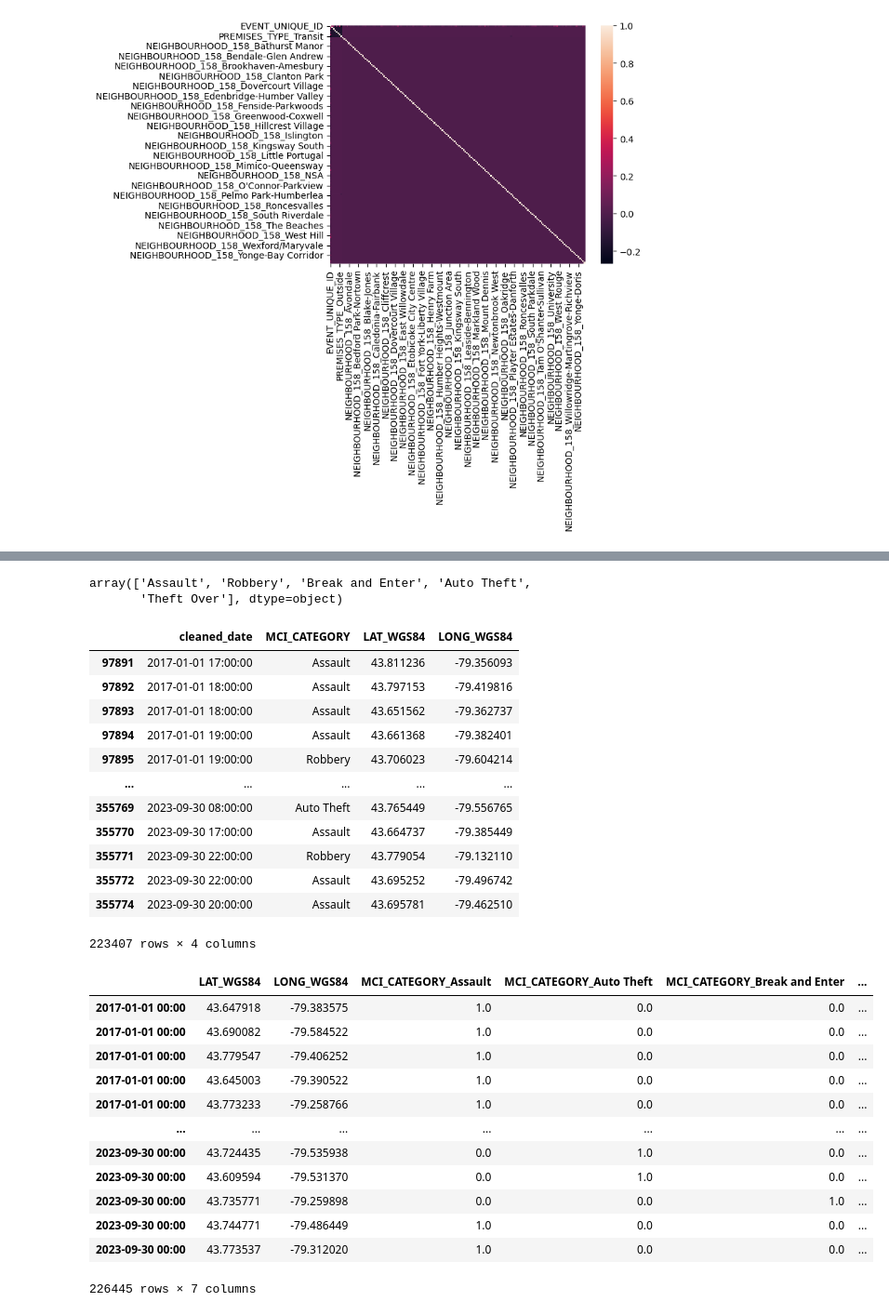
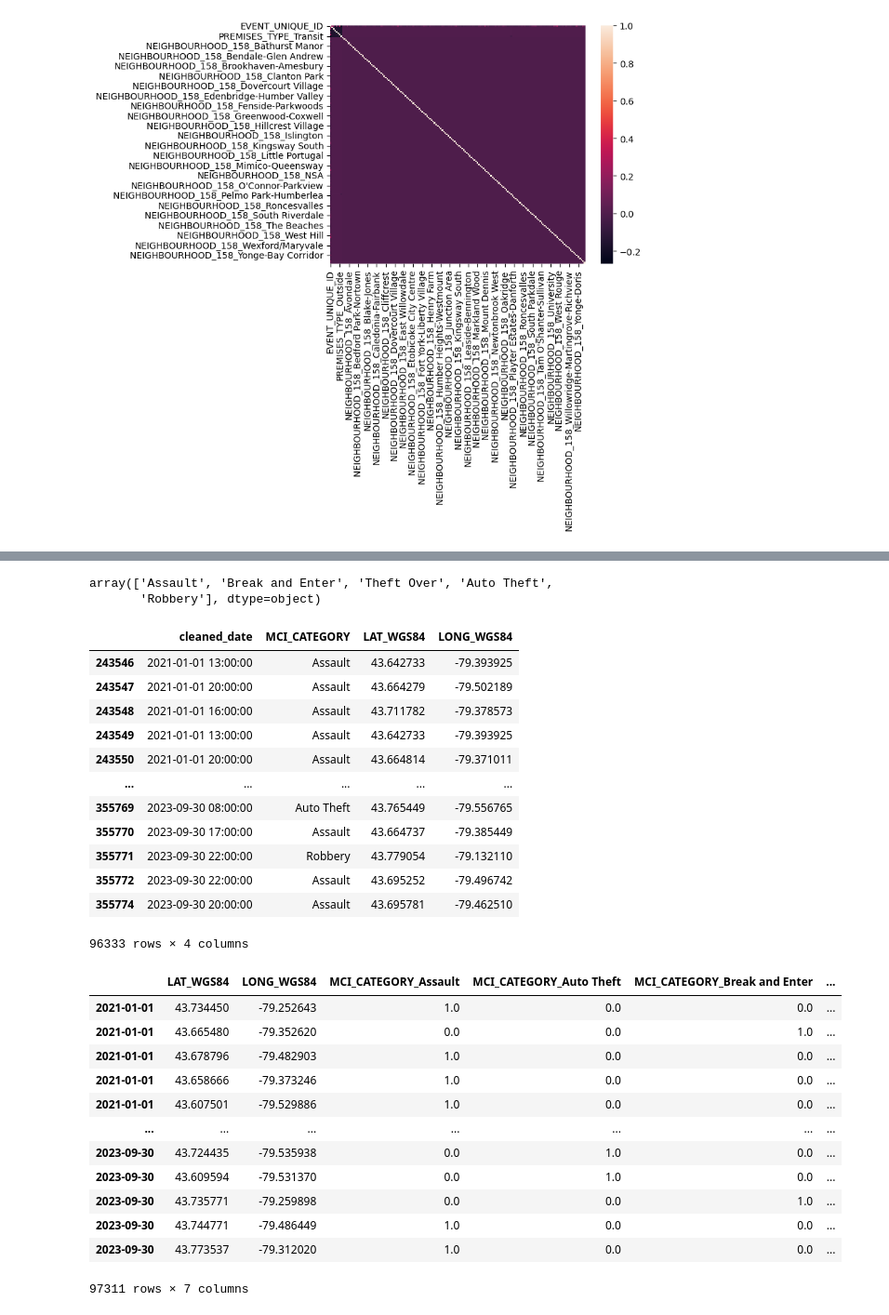
Before and after one commit to mart1428/SafeguardNavigator, a Jupyter notebook: EDA.ipynb, the cells around one changed output, grey strips where cells are left out. Shown at 93% size. Drawn from its saved outputs; the diff is of its cells as text; code cells hidden in the pictures.

```diff
--- a/EDA.ipynb
+++ b/EDA.ipynb
@@ -141,0 +128,3 @@ df
+# %%
+df = df[df.OCC_DATE >= '2021-01-01']
+df
@@ -142,48 +145,48 @@ df
 # %%
 df.MCI_CATEGORY.unique()
 # %% [output]
-array(['Assault', 'Robbery', 'Break and Enter', 'Auto Theft',
-       'Theft Over'], dtype=object)
+array(['Assault', 'Break and Enter', 'Theft Over', 'Auto Theft',
+       'Robbery'], dtype=object)
 # %%
 temp_df = df[['cleaned_date',  'MCI_CATEGORY', 'LAT_WGS84', 'LONG_WGS84']]
 temp_df.set_index('cleaned_date')
 temp_df
 # %% [output]
 |  | cleaned_date | MCI_CATEGORY | LAT_WGS84 | LONG_WGS84 |
-| 97891 | 2017-01-01 17:00:00 | Assault | 43.811236 | -79.356093 |
-| 97892 | 2017-01-01 18:00:00 | Assault | 43.797153 | -79.419816 |
-| 97893 | 2017-01-01 18:00:00 | Assault | 43.651562 | -79.362737 |
-| 97894 | 2017-01-01 19:00:00 | Assault | 43.661368 | -79.382401 |
-| 97895 | 2017-01-01 19:00:00 | Robbery | 43.706023 | -79.604214 |
+| 243546 | 2021-01-01 13:00:00 | Assault | 43.642733 | -79.393925 |
+| 243547 | 2021-01-01 20:00:00 | Assault | 43.664279 | -79.502189 |
+| 243548 | 2021-01-01 16:00:00 | Assault | 43.711782 | -79.378573 |
+| 243549 | 2021-01-01 13:00:00 | Assault | 43.642733 | -79.393925 |
+| 243550 | 2021-01-01 20:00:00 | Assault | 43.664814 | -79.371011 |
 | ... | ... | ... | ... | ... |
 | 355769 | 2023-09-30 08:00:00 | Auto Theft | 43.765449 | -79.556765 |
 | 355770 | 2023-09-30 17:00:00 | Assault | 43.664737 | -79.385449 |
 | 355771 | 2023-09-30 22:00:00 | Robbery | 43.779054 | -79.132110 |
 | 355772 | 2023-09-30 22:00:00 | Assault | 43.695252 | -79.496742 |
 | 355774 | 2023-09-30 20:00:00 | Assault | 43.695781 | -79.462510 |
-223407 rows × 4 columns
+96333 rows × 4 columns
 # %%
 processed_data = pd.get_dummies(temp_df)
 datetimeRange = pd.date_range(start=df.OCC_DATE.min(),end=df.OCC_DATE.max(), freq = 'H').to_frame(False, 'date')
 processed_data = datetimeRange.set_index('date').join(processed_data.set_index('cleaned_date'), how = 'left')
-processed_data = processed_data.to_period('H')
+# processed_data = processed_data.to_period('H')
 processed_data.fillna(0, inplace = True)
 # processed_data[processed_data.isna().any(axis=1)]
 processed_data
 # %% [output]
 |  | LAT_WGS84 | LONG_WGS84 | MCI_CATEGORY_Assault | MCI_CATEGORY_Auto Theft | MCI_CATEGORY_Break and Enter | ... |
-| 2017-01-01 00:00 | 43.647918 | -79.383575 | 1.0 | 0.0 | 0.0 | ... |
-| 2017-01-01 00:00 | 43.690082 | -79.584522 | 1.0 | 0.0 | 0.0 | ... |
-| 2017-01-01 00:00 | 43.779547 | -79.406252 | 1.0 | 0.0 | 0.0 | ... |
-| 2017-01-01 00:00 | 43.645003 | -79.390522 | 1.0 | 0.0 | 0.0 | ... |
-| 2017-01-01 00:00 | 43.773233 | -79.258766 | 1.0 | 0.0 | 0.0 | ... |
+| 2021-01-01 | 43.734450 | -79.252643 | 1.0 | 0.0 | 0.0 | ... |
+| 2021-01-01 | 43.665480 | -79.352620 | 0.0 | 0.0 | 1.0 | ... |
+| 2021-01-01 | 43.678796 | -79.482903 | 1.0 | 0.0 | 0.0 | ... |
+| 2021-01-01 | 43.658666 | -79.373246 | 1.0 | 0.0 | 0.0 | ... |
+| 2021-01-01 | 43.607501 | -79.529886 | 1.0 | 0.0 | 0.0 | ... |
 | ... | ... | ... | ... | ... | ... | ... |
-| 2023-09-30 00:00 | 43.724435 | -79.535938 | 0.0 | 1.0 | 0.0 | ... |
-| 2023-09-30 00:00 | 43.609594 | -79.531370 | 0.0 | 1.0 | 0.0 | ... |
-| 2023-09-30 00:00 | 43.735771 | -79.259898 | 0.0 | 0.0 | 1.0 | ... |
-| 2023-09-30 00:00 | 43.744771 | -79.486449 | 1.0 | 0.0 | 0.0 | ... |
-| 2023-09-30 00:00 | 43.773537 | -79.312020 | 1.0 | 0.0 | 0.0 | ... |
+| 2023-09-30 | 43.724435 | -79.535938 | 0.0 | 1.0 | 0.0 | ... |
+| 2023-09-30 | 43.609594 | -79.531370 | 0.0 | 1.0 | 0.0 | ... |
+| 2023-09-30 | 43.735771 | -79.259898 | 0.0 | 0.0 | 1.0 | ... |
+| 2023-09-30 | 43.744771 | -79.486449 | 1.0 | 0.0 | 0.0 | ... |
+| 2023-09-30 | 43.773537 | -79.312020 | 1.0 | 0.0 | 0.0 | ... |
-226445 rows × 7 columns
+97311 rows × 7 columns
 # %%
 d = processed_data.reset_index(inplace= False)
 d = d.groupby(['index', 'LAT_WGS84', 'LONG_WGS84'], as_index = False).sum()
```
Also changed, not shown: parts of 11 cells of this notebook.
